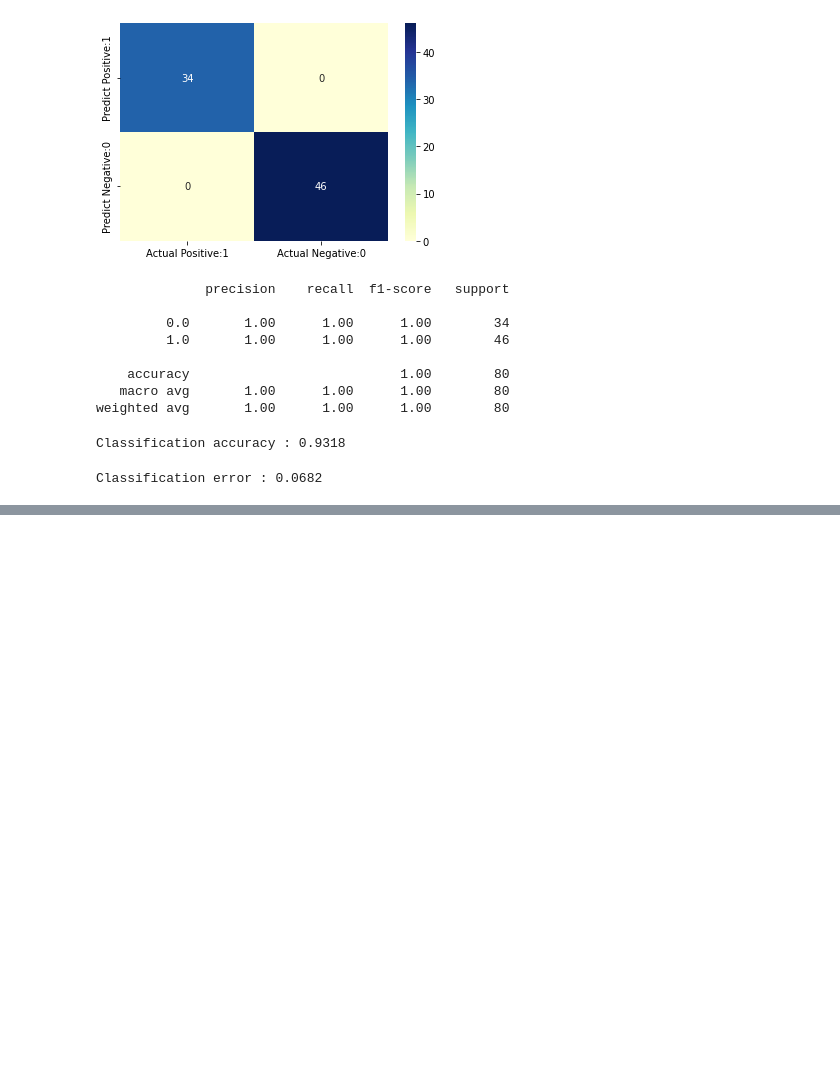
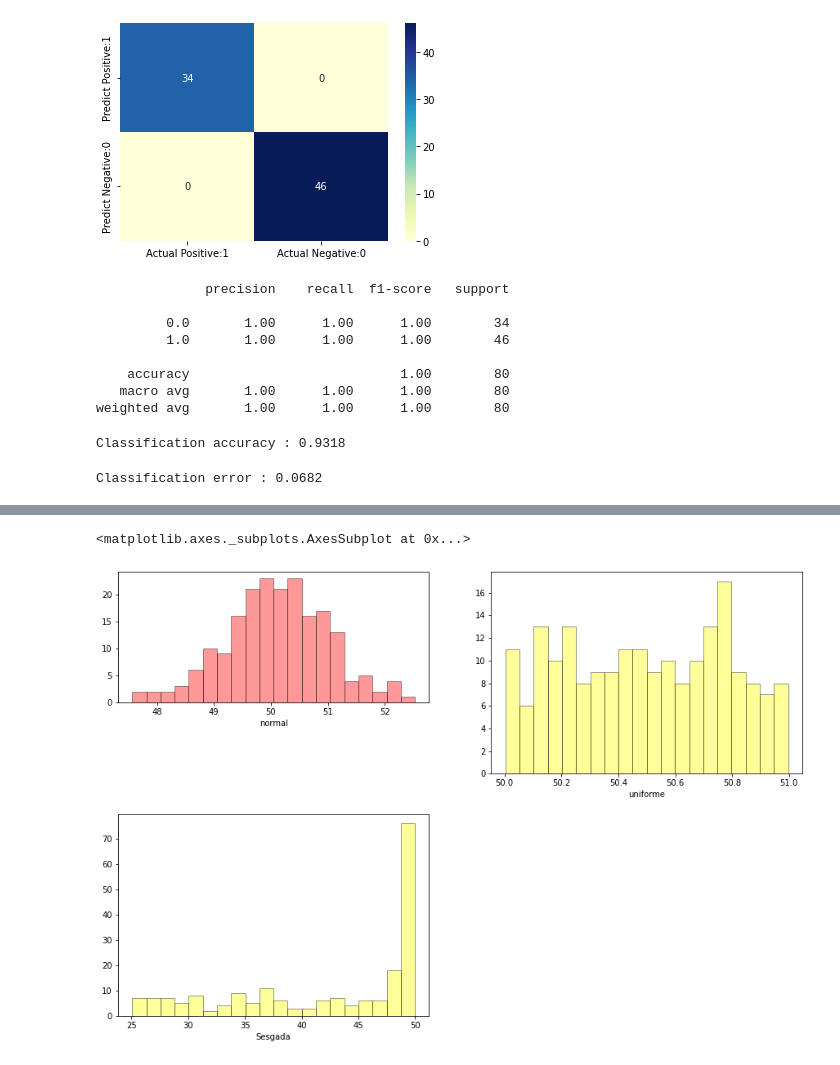
Before and after one commit to arielmeragelman/Practicas_profesionales_1, a Jupyter notebook: GENERAR_MATRICES_TP_MATRICES_BALANCEADAS.ipynb, the cells around one changed output, grey strips where cells are left out. Cells and saved outputs as stored; diff of their text form; code cells hidden in the pictures; blank space fills up the shorter version.

```diff
--- a/GENERAR_MATRICES_TP_MATRICES_BALANCEADAS.ipynb
+++ b/GENERAR_MATRICES_TP_MATRICES_BALANCEADAS.ipynb
@@ -581,0 +676,23 @@ Classification error : 0.0682
+# %%
+plt.figure(figsize=(15,10))
+plt.subplot(3, 2, 1)
+
+sns.distplot(matriz1_2['normal'], hist=True, kde=False,
+             bins=int(20), color = 'red',
+             hist_kws={'edgecolor':'black'})
+
+plt.subplot(2, 2, 2)
+
+sns.distplot(matriz1_2['uniforme'], hist=True, kde=False,
+             bins=int(20), color = 'yellow',
+             hist_kws={'edgecolor':'black'})
+
+plt.subplot(2, 2, 3)
+
+
+sns.distplot(matriz1_2['Sesgada'], hist=True, kde=False,
+             bins=int(20), color = 'yellow',
+             hist_kws={'edgecolor':'black'})
+# %% [output]
+<matplotlib.axes._subplots.AxesSubplot at 0x...>
+[figure, added]
```
Also changed, not shown: parts of 4 cells of this notebook.
